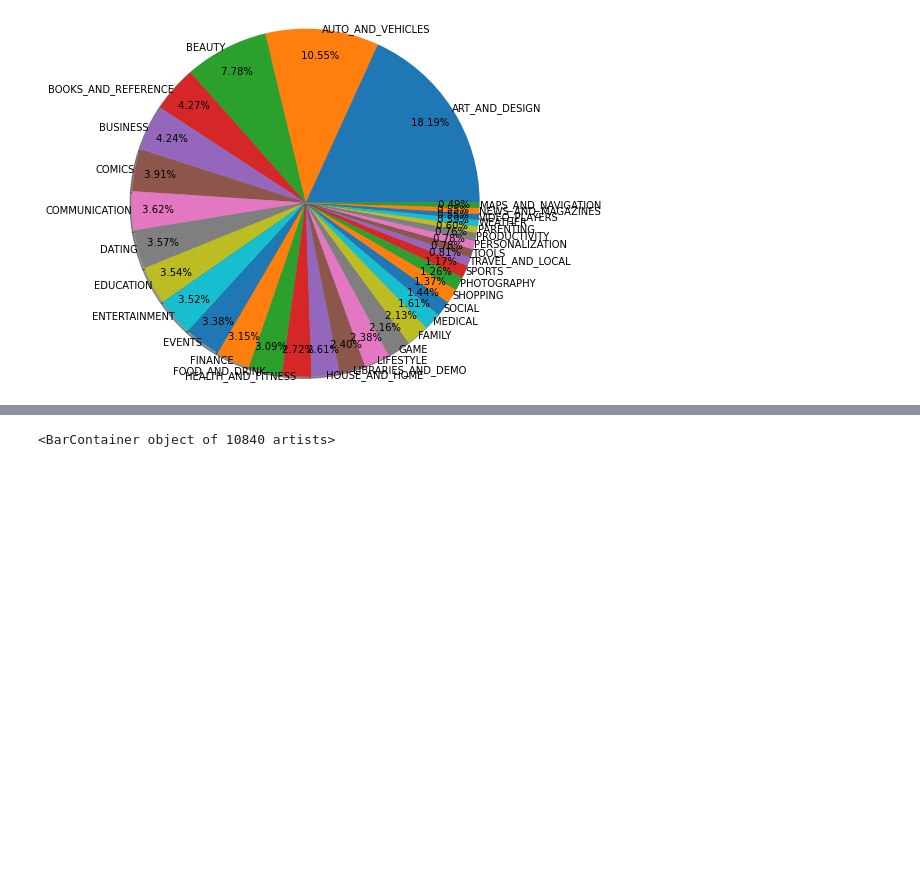
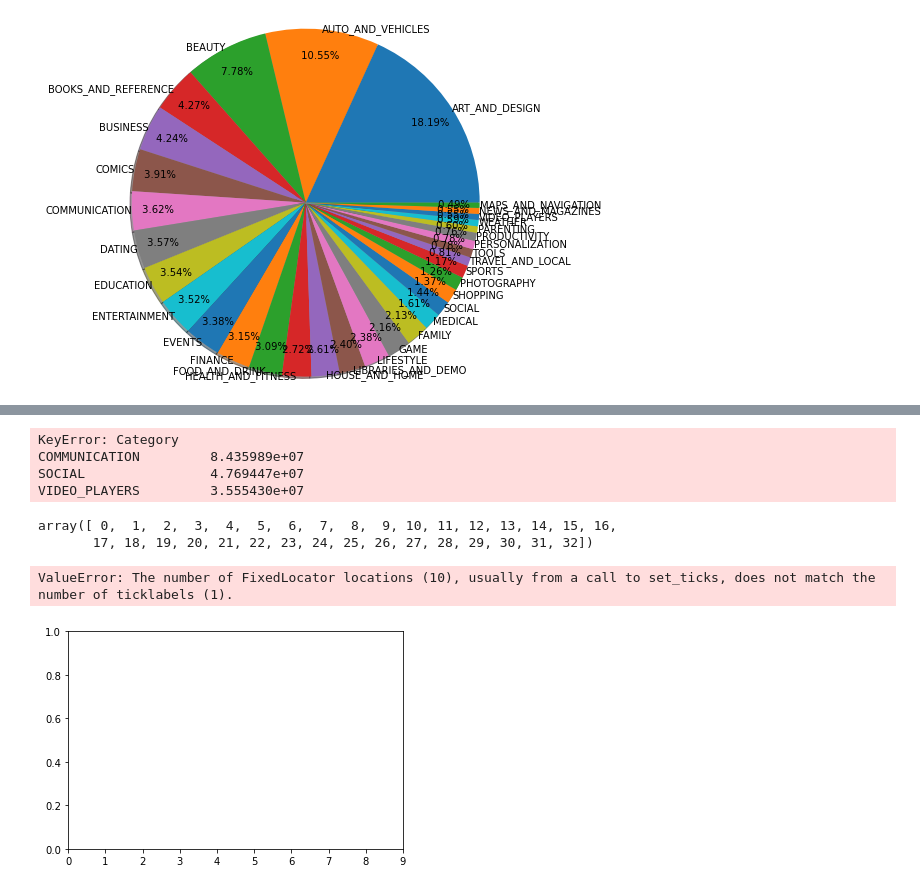
Before and after one commit to elwanmohamed/investigate-play-store-data, a Jupyter notebook: playStore .ipynb, the cells around one changed output, grey strips where cells are left out. Drawn from its saved outputs; the diff is of its cells as text; code cells hidden in the pictures; blank space fills up the shorter version.

```diff
--- a/playStore .ipynb
+++ b/playStore .ipynb
@@ -357,5 +357,10 @@ plt.pie(x=Cat_y,labels=Cat_x,radius=2,shadow=True,labeldistance=1,autopct=' %0.2
 plt.show()
 # %% [output]
 [figure]
+# %%
+Category=df.groupby(by='Category').mean()
 # %%
+C_I=Category.Installs
+C_I=C_I.sort_values(ascending=False).head(10)
+print(C_I)
 # %% [output]
@@ -366,8 +379,24 @@ dtype: float64
+# %%
+C_U=df["Category"].unique()
+C_U= pd.DataFrame(C_U,index=None).sort_values(by=C_I)
+
+print(C_U)
+# %% [output]
+KeyError: Category
+COMMUNICATION         8.435989e+07
+SOCIAL                4.769447e+07
+VIDEO_PLAYERS         3.555430e+07
+# %%
+ypos=np.arange(len(C_U))
+ypos
+# %% [output]
+array([ 0,  1,  2,  3,  4,  5,  6,  7,  8,  9, 10, 11, 12, 13, 14, 15, 16,
+       17, 18, 19, 20, 21, 22, 23, 24, 25, 26, 27, 28, 29, 30, 31, 32])
 # %%
-ypos=np.arange(len(df['Category']))
-plt.xticks(ypos,df['Category'])
-plt.ylabel("Installs(ln)")
-plt.title("Category Installations")
-plt.bar(ypos,df['Installs'],label="Installs")
+plt.xticks(ypos,C_U)
+plt.ylabel("Installation")
+plt.title("Mean category installations")
+plt.bar(ypos,C_I)
 # %% [output]
-<BarContainer object of 10840 artists>
+ValueError: The number of FixedLocator locations (10), usually from a call to set_ticks, does not match the number of ticklabels (1).
+[figure, added]
```
Also changed, not shown: parts of 2 cells of this notebook.
